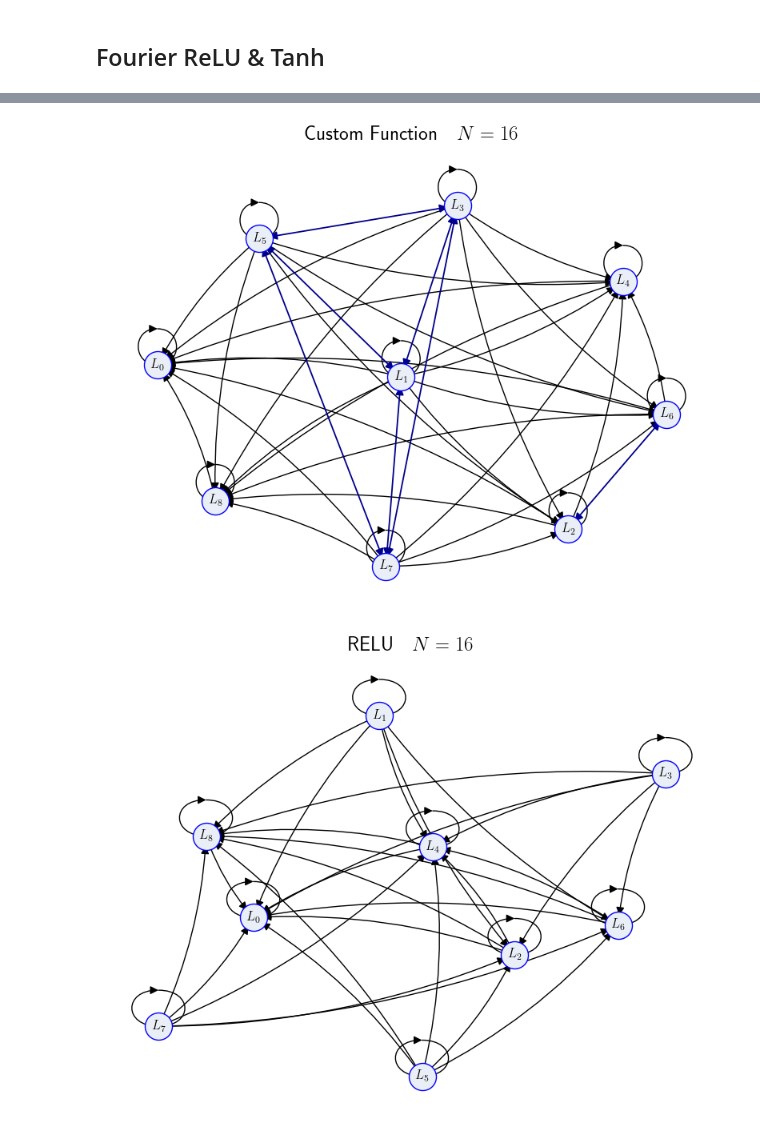
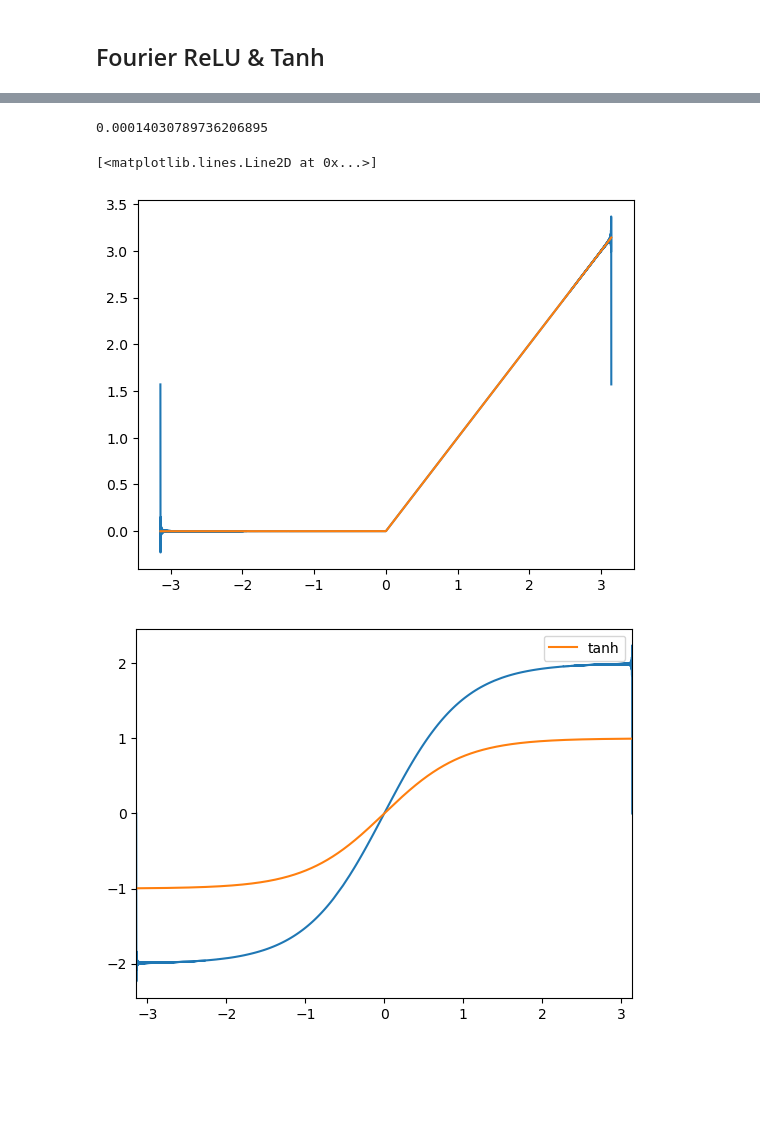
Before and after one commit to ManiShayestehfar/Masters, a Jupyter notebook: equivarient_NN/c_n.ipynb, the cells around one changed output, grey strips where cells are left out. Cells and saved outputs as stored; diff of their text form; code cells hidden in the pictures; blank space fills up the shorter version.

```diff
--- a/equivarient_NN/c_n.ipynb
+++ b/equivarient_NN/c_n.ipynb
@@ -348,6 +390,19 @@ set(calculate_block(n, relu_fourier).keys()) - set(calculate_block(n, RELU).keys
-# %%
-plot_intersection_graph(16, relu_fourier)
-plot_intersection_graph(16, RELU)
-# %% [output]
-[figure, removed]
-[figure, removed]
+# %%
+_a = calculate_block(n, relu_fourier)[('L_3', 'L_9')]
+float(_a[3])
+# %% [output]
+0.00014030789736206895
+# %%
+plt.plot(x, relu_fourier(x))
+plt.plot(x, RELU(x))
+# %% [output]
+[<matplotlib.lines.Line2D at 0x...>]
+[figure, added]
+# %%
+plt.plot(x,tanh_fourier(x))
+plt.xlim(-np.pi,np.pi)
+plt.plot(x,np.tanh(x), label='tanh')
+plt.legend()
+plt.show()
+# %% [output]
+[figure, added]
```
Also changed, not shown: parts of 12 cells of this notebook, 1 other file.
